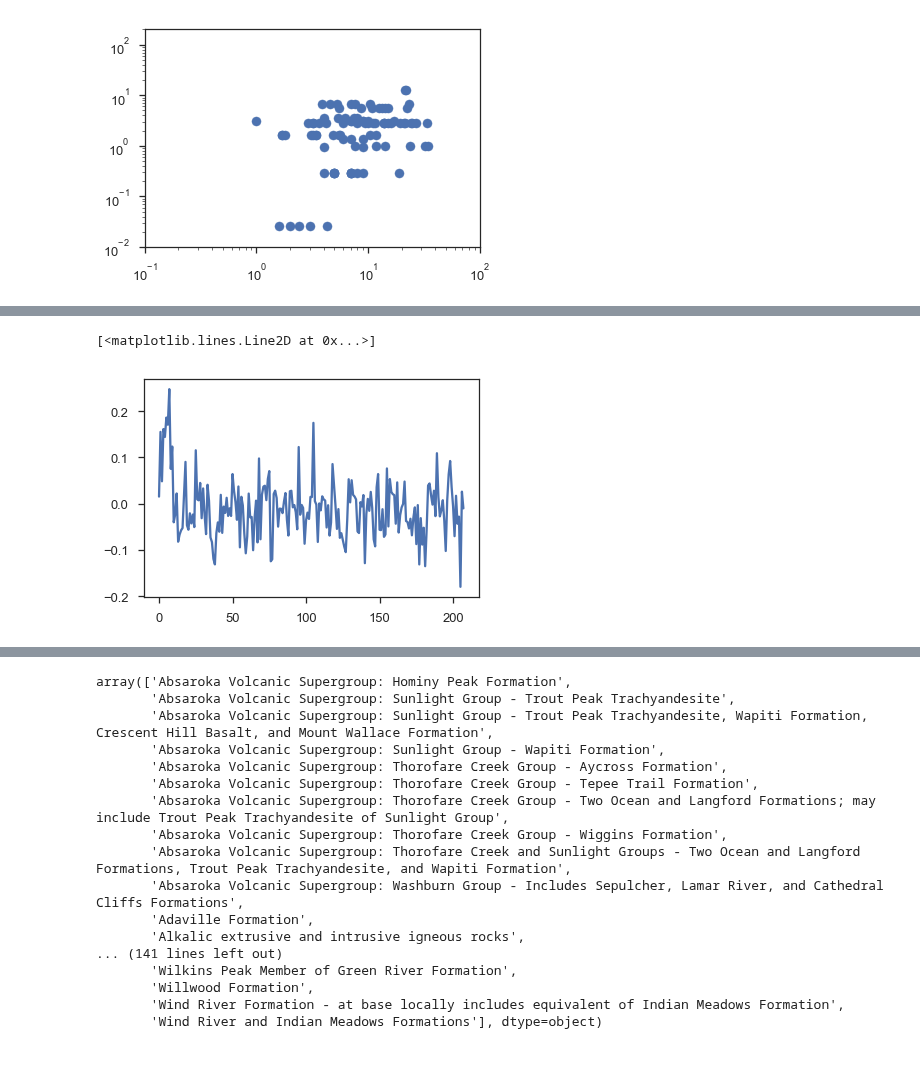
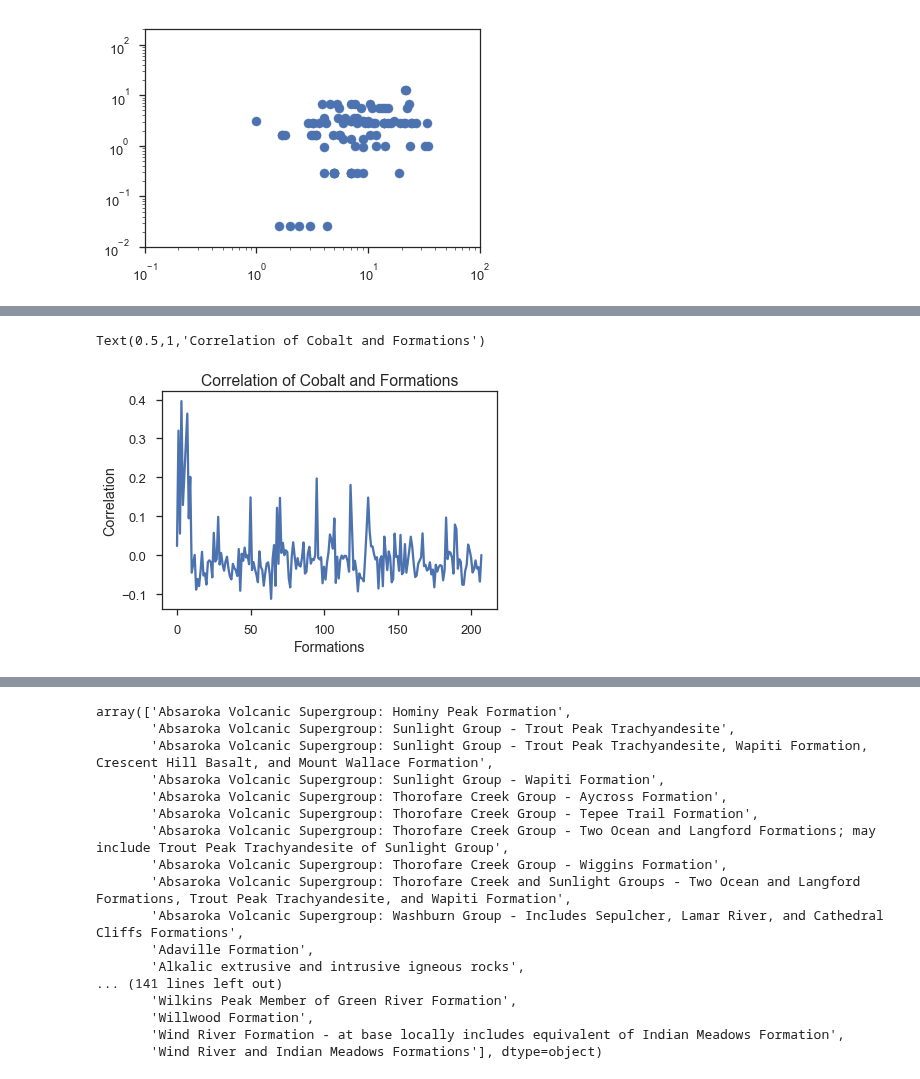
Before and after one commit to jessepisel/criticalandstrategic, a Jupyter notebook: Critical and strategic EDA with formations.ipynb, the cells around one changed output, grey strips where cells are left out. Cells and saved outputs as stored; diff of their text form; code cells hidden in the pictures.

```diff
--- a/Critical and strategic EDA with formations.ipynb
+++ b/Critical and strategic EDA with formations.ipynb
@@ -59,9 +59,4 @@ data.iloc[0:10,82:87]
 # %%
 cobalt=[]
 for i in range(208):
-    cobalt.append(data['al_pct'].corr(data.iloc[0:,82+i]))
+    cobalt.append(data['co_ppm'].corr(data.iloc[0:,82+i]))
-# %%
-plt.plot(cobalt)
-# %% [output]
-[<matplotlib.lines.Line2D at 0x...>]
-[figure, removed]
@@ -70,0 +63,8 @@ for j in range(2,52):
+# %%
+plt.plot(cobalt)
+plt.xlabel('Formations')
+plt.ylabel('Correlation')
+plt.title('Correlation of Cobalt and Formations')
+# %% [output]
+Text(0.5,1,'Correlation of Cobalt and Formations')
+[figure, added]
```
Also changed, not shown: parts of 3 cells of this notebook, 1 other file.
